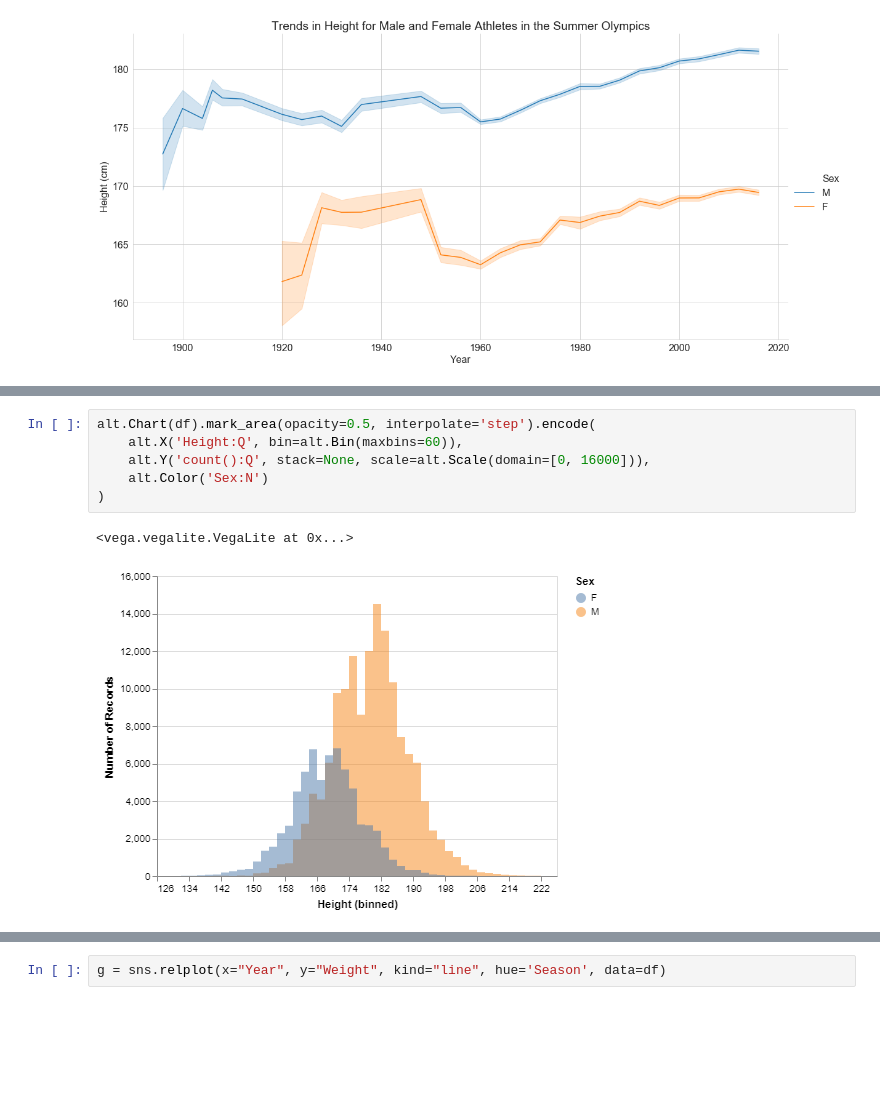
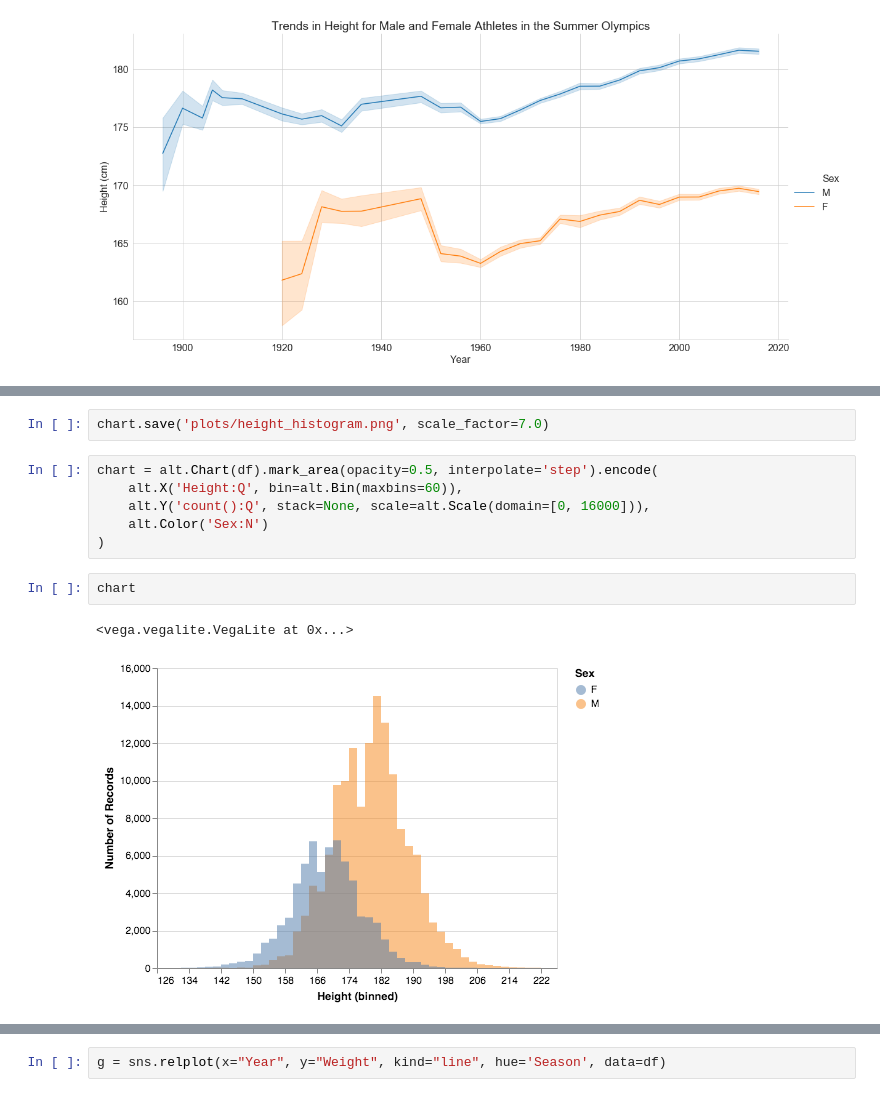
Before and after one commit to sarthakbatragatech/OlympicViz, a Jupyter notebook: 2. Height.ipynb, the cells around one changed output, grey strips where cells are left out. Cells and saved outputs as stored; diff of their text form; blank space fills up the shorter version.

```diff
--- a/2. Height.ipynb
+++ b/2. Height.ipynb
@@ -85,9 +98,13 @@ alt.Chart(df).mark_bar().encode(
+# %%
+chart.save('plots/height_histogram.png', scale_factor=7.0)
 # %%
-alt.Chart(df).mark_area(opacity=0.5, interpolate='step').encode(
+chart = alt.Chart(df).mark_area(opacity=0.5, interpolate='step').encode(
     alt.X('Height:Q', bin=alt.Bin(maxbins=60)),
     alt.Y('count():Q', stack=None, scale=alt.Scale(domain=[0, 16000])),
     alt.Color('Sex:N')
 )
-# %% [output]
-<vega.vegalite.VegaLite at 0x...>
-[figure, removed]
+# %%
+chart
+# %% [output]
+<vega.vegalite.VegaLite at 0x...>
+[figure, added]
```
Also changed, not shown: parts of 15 cells of this notebook, 6 other files.
